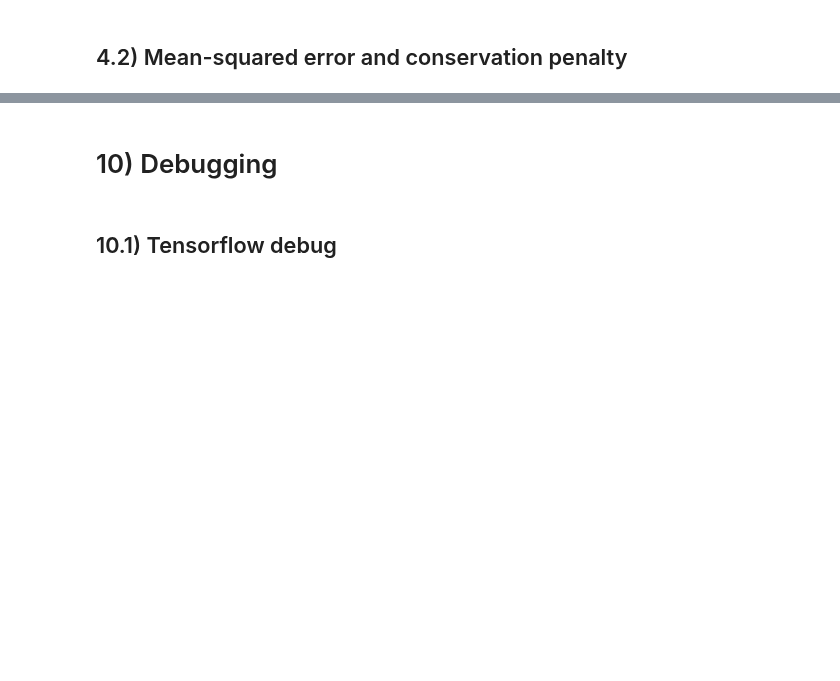
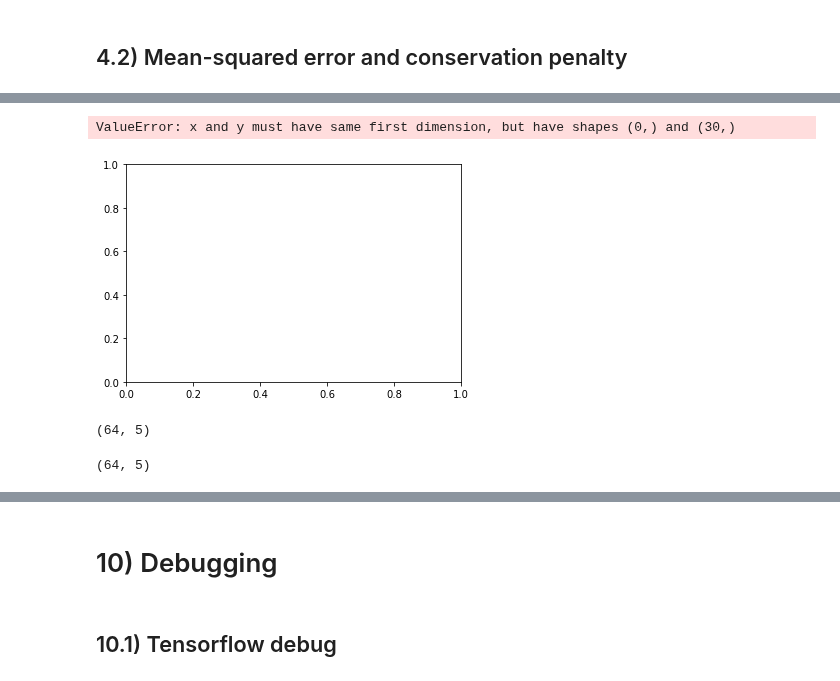
Before and after one commit to wallingTACC/CBRAIN-CAM, a Jupyter notebook: notebooks/tbeucler_devlog/035_RH_layers.ipynb, the cells around one changed output, grey strips where cells are left out. Saved outputs shown, nothing was run; the diff lists cells and outputs as text; code cells hidden in the pictures; blank space fills up the shorter version.

Commit message:
Debugging the RH layer for conservation properties

```diff
--- a/notebooks/tbeucler_devlog/035_RH_layers.ipynb
+++ b/notebooks/tbeucler_devlog/035_RH_layers.ipynb
@@ -795,0 +812,4 @@ tgb - 1/6/2020 - Use eager execution on the test data
+# %%
+for i,NNs in enumerate(NNarray):
+    print('i=',i,'& NNs=',NNs,'         ')
+    md[NNs]['test'].compute_stats(niter=10)
@@ -795,0 +843,4 @@ tgb - 1/6/2020 - Use eager execution on the test data
+# %%
+for i,NNs in enumerate(NNarray):
+    print('NNname=',NNname[i],' and MSE=',(md[NNs]['test'].stats['mse']*\
+          (md[NNs]['test'].valid_gen.output_transform.scale**2)).mean(axis=(0,1,2)))
@@ -795,0 +853,28 @@ tgb - 1/6/2020 - Use eager execution on the test data
+# %%
+path_HDF5 = '/local/Tom.Beucler/SPCAM_PHYS/HDF5_DATA/'
+config_file = ['8col_rad_tbeucler_local-RH_PostProc.yml',
+               '8col_rad_tbeucler_local-RH_PostProc.yml',
+               '8col_rad_tbeucler_local-RH_PostProc.yml']
+data_file = ['8col009RH_01_train.nc',
+            '8col009RH_01_valid.nc',
+            '8col009RH_01_test.nc']
+NNarray = ['035_Test01.hdf5','035_Test02.hdf5','035_Test03.hdf5']
+NNname = ['UCnet','UCnet_{NL}','ACnet_{NL}']
+dict_lay = {'SurRadLayer':SurRadLayer,'MassConsLayer':MassConsLayer,'EntConsLayer':EntConsLayer,
+            'RH2QV':RH2QV,'dQVdt2dRHdt':dQVdt2dRHdt,
+           'eliq':eliq,'eice':eice,'esat':esat,'qv':qv,'RH':RH}
+
+NN = {}; md = {};
+os.chdir('/local/Tom.Beucler/SPCAM_PHYS/HDF5_DATA')
+for i,NNs in enumerate(NNarray):
+    print('NN name is ',NNs)
+    path = path_HDF5+NNs
+    NN[NNs] = load_model(path,custom_objects=dict_lay)
+    md[NNs] = {}
+    for j,data in enumerate(data_file):
+        print('data name is ',data)
+        md[NNs][data[13:-3]] = ModelDiagnostics(NN[NNs],
+                                                '/home/t/Tom.Beucler/SPCAM/CBRAIN-CAM/pp_config/'+config_file[i],
+                                                '/local/Tom.Beucler/SPCAM_PHYS/'+data)
+        md[NNs][data[13:-3]]
+        md[NNs][data[13:-3]].stats = pickle.load(open(TRAINDIR+'HDF5_DATA/'+NNs+'md'+data+'.pkl','rb'))
@@ -795,0 +936,3 @@ tgb - 1/6/2020 - Use eager execution on the test data
+# %%
+coor = xr.open_mfdataset("/project/meteo/w2w/A6/S.Rasp/SP-CAM/fluxbypass_aqua/AndKua_aqua_SPCAM3.0_sp_fbp_f4.cam2.h1.0000-03-01-00000.nc",\
+                         decode_times=False)
@@ -795,0 +947,17 @@ tgb - 1/6/2020 - Use eager execution on the test data
+# %%
+plt.plot(np.mean(diagno['truth']['valid'][90:120,:,:,:],axis=(1,2,3)),coor.lev,color='k',label='truth')
+for i,NNs in enumerate(NNarray):
+    plt.plot(np.mean(diagno[NNs]['valid'][90:120,:,:,:],axis=(1,2,3)),coor.lev,label=NNname[i])
+plt.gca().invert_yaxis()
+plt.legend()
+# %% [output]
+ValueError: x and y must have same first dimension, but have shapes (0,) and (30,)
+[figure, added]
+# %%
+SE[NNs]['valid'].shape
+# %% [output]
+(64, 5)
+# %%
+SE[NNs]['valid'].shape
+# %% [output]
+(64, 5)
```
Also changed, not shown: parts of 73 cells of this notebook.
